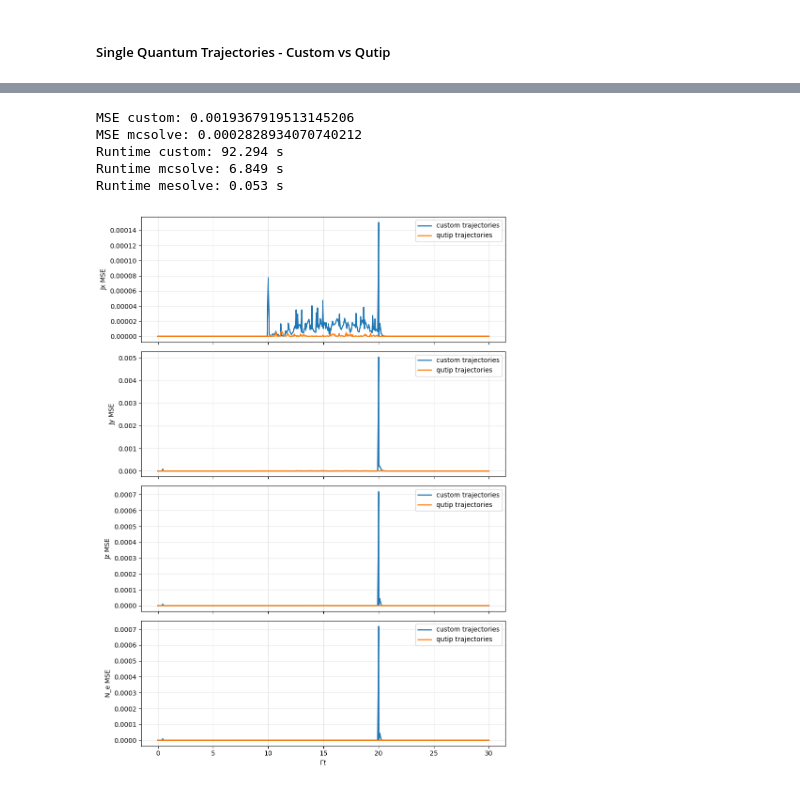
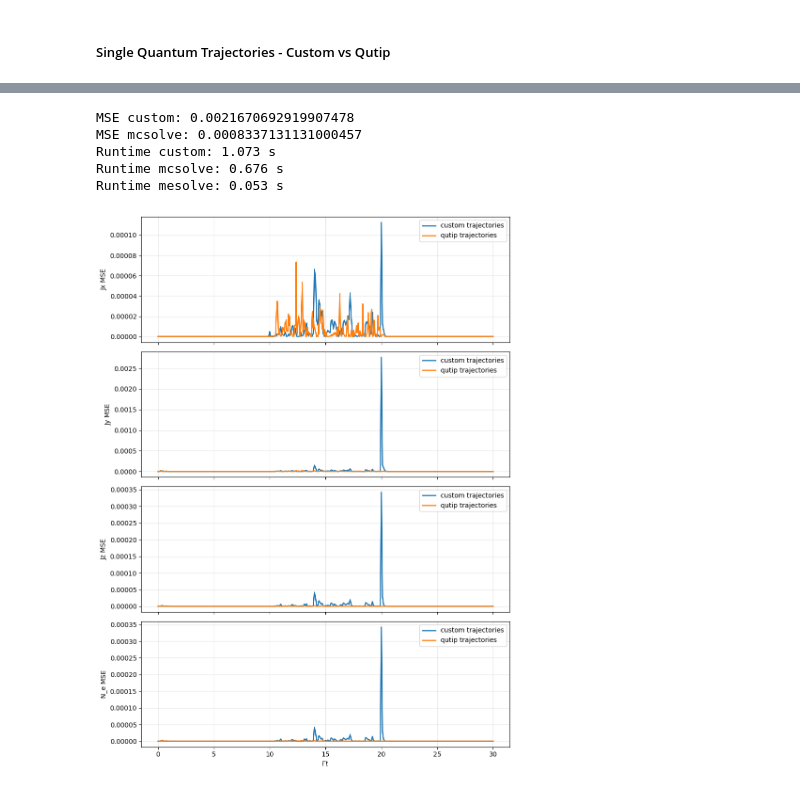
Before and after one commit to AsharKamal98/cavity-OAT, a Jupyter notebook: main.ipynb, the cells around one changed output, grey strips where cells are left out. Saved outputs shown, nothing was run; the diff lists cells and outputs as text; code cells hidden in the pictures.

```diff
--- a/main.ipynb
+++ b/main.ipynb
@@ -327,6 +333,7 @@ def observable_mse(
     run_custom=True,
     run_mcsolve=True,
     run_mesolve=True,
+    shifted_jump_operator=False,
 ):
     import time
     import numpy as np
@@ -354,9 +361,9 @@ def observable_mse(
     )
 
     signatures = {
-        "custom": (N, gamma, phase_signature, custom_dt, save_every, seed, ntraj),
-        "mcsolve": (N, gamma, phase_signature, qutip_num_points, seed, ntraj),
-        "mesolve": (N, gamma, phase_signature, 10 * qutip_num_points),
+        "custom": (N, gamma, phase_signature, custom_dt, save_every, seed, ntraj, shifted_jump_operator),
+        "mcsolve": (N, gamma, phase_signature, qutip_num_points, seed, ntraj, shifted_jump_operator),
+        "mesolve": (N, gamma, phase_signature, 10 * qutip_num_points, shifted_jump_operator),
     }
 
     def get_cached(name, run_now):
@@ -388,6 +395,7 @@ def observable_mse(
             save_every=save_every,
             seed=seed,
             ntraj=ntraj,
+            shifted_jump_operator=shifted_jump_operator,
         )
         runtimes["custom"] = time.perf_counter() - t0
         obs_custom = make_averaged_result(
@@ -411,6 +419,7 @@ def observable_mse(
             num_points=qutip_num_points,
             ntraj=ntraj,
             seed=seed,
+            shifted_jump_operator=shifted_jump_operator,
         )
         runtimes["mcsolve"] = time.perf_counter() - t0
         obs_mc = qutip_fixed_nj_mcsolve_observables(mc_res)
@@ -429,6 +438,7 @@ def observable_mse(
             gamma=gamma,
             phases=phases,
             num_points=10 * qutip_num_points,
+            shifted_jump_operator=shifted_jump_operator,
         )
         runtimes["mesolve"] = time.perf_counter() - t0
         obs_me = qutip_fixed_nj_mcsolve_observables(me_res)
@@ -457,39 +467,39 @@ def observable_mse(
     summary = {}
     for label, mse_data in {
         "custom_vs_mesolve": mse_custom,
         "mcsolve_vs_mesolve": mse_mcsolve,
     }.items():
         out = {
             key: {
                 "mean_mse": mse_data[key]["mean_mse"],
                 "integrated_mse": mse_data[key]["integrated_mse"],
             }
             for key in keys
         }
         out["score"] = float(np.mean([
             np.sqrt(out["Jx"]["integrated_mse"]),
             np.sqrt(out["Jy"]["integrated_mse"]),
             np.sqrt(out["Jz"]["integrated_mse"]),
             np.sqrt(out["N_e"]["integrated_mse"]),
         ]))
         summary[label] = out
 
     print(f"MSE custom: {summary['custom_vs_mesolve']['score']}")
     print(f"MSE mcsolve: {summary['mcsolve_vs_mesolve']['score']}")
     print(f"Runtime custom: {runtimes['custom']:.3f} s")
     print(f"Runtime mcsolve: {runtimes['mcsolve']:.3f} s")
     print(f"Runtime mesolve: {runtimes['mesolve']:.3f} s")
 
 
 # Examples:
-observable_mse(ntraj=1000, custom_dt=1e-2, run_custom=True, run_mcsolve=True, run_mesolve=True)
+observable_mse(ntraj=100, custom_dt=1e-2, run_custom=True, run_mcsolve=True, run_mesolve=True, shifted_jump_operator=False)
 # %% [output]
-MSE custom: 0.0019367919513145206
-MSE mcsolve: 0.0002828934070740212
-Runtime custom: 92.294 s
-Runtime mcsolve: 6.849 s
+MSE custom: 0.0021670692919907478
+MSE mcsolve: 0.0008337131131000457
+Runtime custom: 1.073 s
+Runtime mcsolve: 0.676 s
 Runtime mesolve: 0.053 s
-[figure, old version]
+[figure, new version]
 # %%
 # from squeezing_parameter import plot_generalized_xi
 
```
Also changed, not shown: parts of 6 cells of this notebook, 3 other files.
